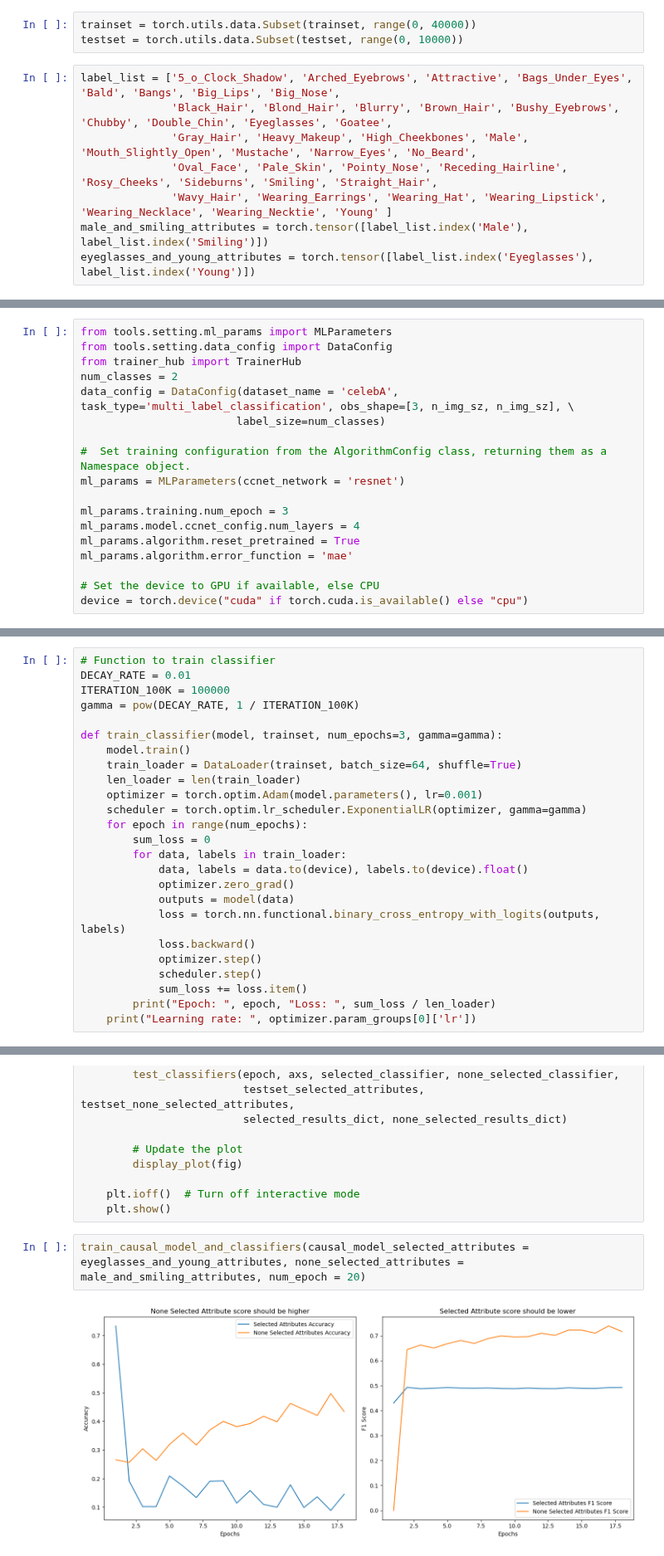
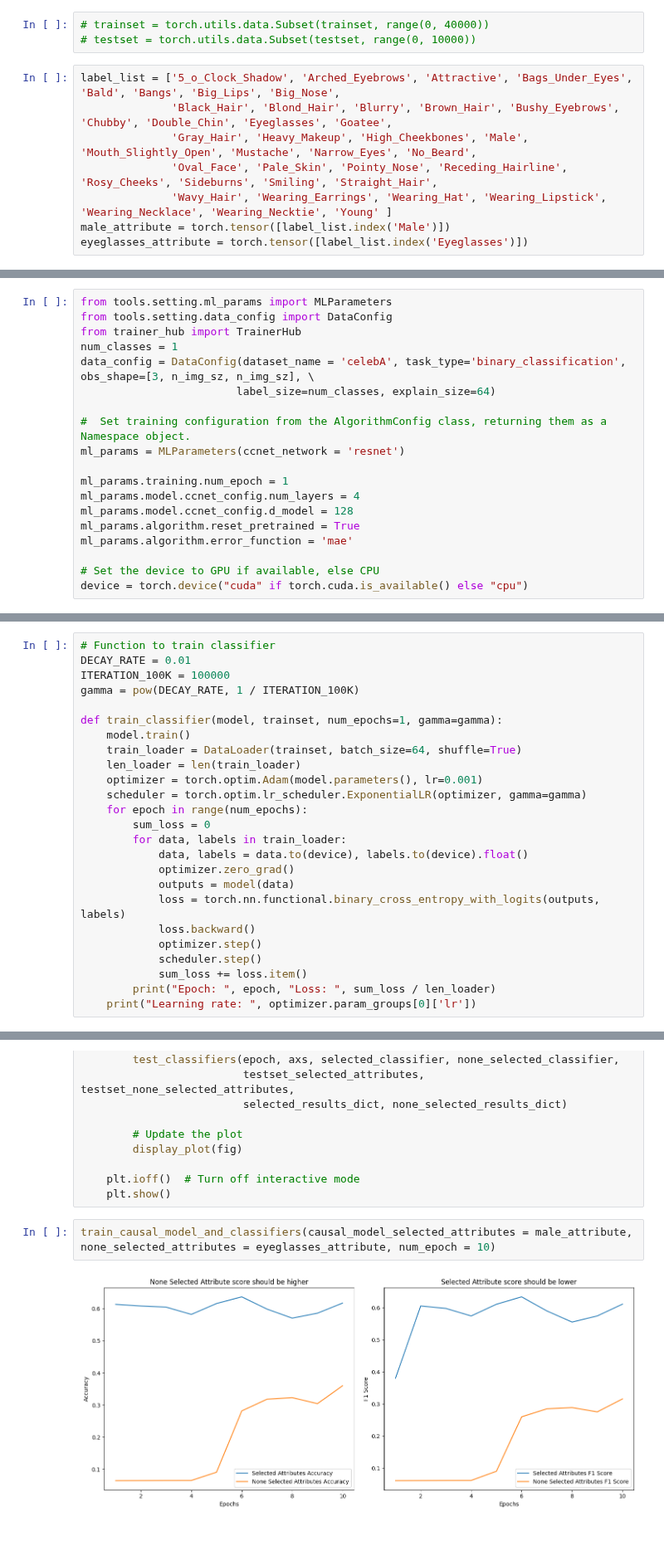
Before and after one commit to ccnets-team/causal-learning, a Jupyter notebook: proving_conditional_independence_with_ccnet_as_a_causal_model_for_learning_colliders.ipynb, the cells around one changed output, grey strips where cells are left out. Shown at 83% size. Drawn from its saved outputs; the diff is of its cells as text.

```diff
--- a/proving_conditional_independence_with_ccnet_as_a_causal_model_for_learning_colliders.ipynb
+++ b/proving_conditional_independence_with_ccnet_as_a_causal_model_for_learning_colliders.ipynb
@@ -85,16 +85,16 @@ testset = dset.CelebA(root='../data/celeba', split = "test", transform=transform
 Files already downloaded and verified
 Files already downloaded and verified
 # %%
-trainset = torch.utils.data.Subset(trainset, range(0, 40000))
-testset = torch.utils.data.Subset(testset, range(0, 10000))
+# trainset = torch.utils.data.Subset(trainset, range(0, 40000))
+# testset = torch.utils.data.Subset(testset, range(0, 10000))
 # %%
 label_list = ['5_o_Clock_Shadow', 'Arched_Eyebrows', 'Attractive', 'Bags_Under_Eyes', 'Bald', 'Bangs', 'Big_Lips', 'Big_Nose',
               'Black_Hair', 'Blond_Hair', 'Blurry', 'Brown_Hair', 'Bushy_Eyebrows', 'Chubby', 'Double_Chin', 'Eyeglasses', 'Goatee',
               'Gray_Hair', 'Heavy_Makeup', 'High_Cheekbones', 'Male', 'Mouth_Slightly_Open', 'Mustache', 'Narrow_Eyes', 'No_Beard',
               'Oval_Face', 'Pale_Skin', 'Pointy_Nose', 'Receding_Hairline', 'Rosy_Cheeks', 'Sideburns', 'Smiling', 'Straight_Hair',
               'Wavy_Hair', 'Wearing_Earrings', 'Wearing_Hat', 'Wearing_Lipstick', 'Wearing_Necklace', 'Wearing_Necktie', 'Young' ]
-male_and_smiling_attributes = torch.tensor([label_list.index('Male'), label_list.index('Smiling')])
-eyeglasses_and_young_attributes = torch.tensor([label_list.index('Eyeglasses'), label_list.index('Young')])
+male_attribute = torch.tensor([label_list.index('Male')])
+eyeglasses_attribute = torch.tensor([label_list.index('Eyeglasses')])
 # %%
 # Custom dataset class for CelebA dataset
 import torch
@@ -142,15 +142,16 @@ class EncodingDataset(Dataset):
 from tools.setting.ml_params import MLParameters
 from tools.setting.data_config import DataConfig
 from trainer_hub import TrainerHub
-num_classes = 2
-data_config = DataConfig(dataset_name = 'celebA', task_type='multi_label_classification', obs_shape=[3, n_img_sz, n_img_sz], \
-                        label_size=num_classes)
+num_classes = 1
+data_config = DataConfig(dataset_name = 'celebA', task_type='binary_classification', obs_shape=[3, n_img_sz, n_img_sz], \
+                        label_size=num_classes, explain_size=64)
 
 #  Set training configuration from the AlgorithmConfig class, returning them as a Namespace object.
 ml_params = MLParameters(ccnet_network = 'resnet')
 
-ml_params.training.num_epoch = 3
+ml_params.training.num_epoch = 1
 ml_params.model.ccnet_config.num_layers = 4
+ml_params.model.ccnet_config.d_model = 128
 ml_params.algorithm.reset_pretrained = True
 ml_params.algorithm.error_function = 'mae'
 
@@ -198,7 +199,7 @@ DECAY_RATE = 0.01
 ITERATION_100K = 100000
 gamma = pow(DECAY_RATE, 1 / ITERATION_100K)
 
-def train_classifier(model, trainset, num_epochs=3, gamma=gamma):
+def train_classifier(model, trainset, num_epochs=1, gamma=gamma):
     model.train()
     train_loader = DataLoader(trainset, batch_size=64, shuffle=True)
     len_loader = len(train_loader)
@@ -384,7 +385,7 @@ def train_causal_model_and_classifiers(causal_model_selected_attributes, none_se
     plt.ioff()  # Turn off interactive mode
     plt.show()
 # %%
-train_causal_model_and_classifiers(causal_model_selected_attributes = eyeglasses_and_young_attributes, none_selected_attributes = male_and_smiling_attributes, num_epoch = 20)
+train_causal_model_and_classifiers(causal_model_selected_attributes = male_attribute, none_selected_attributes = eyeglasses_attribute, num_epoch = 10)
 # %% [output]
-[figure, old version]
+[figure, new version]
 <Figure size 640x480 with 0 Axes>
```
Also changed, not shown: parts of 2 cells of this notebook.
